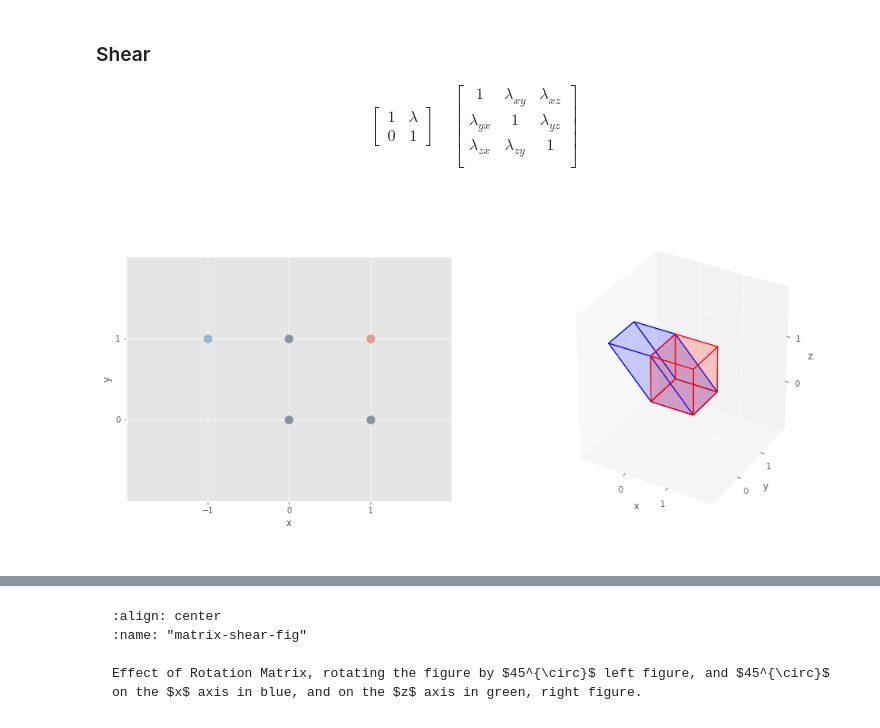
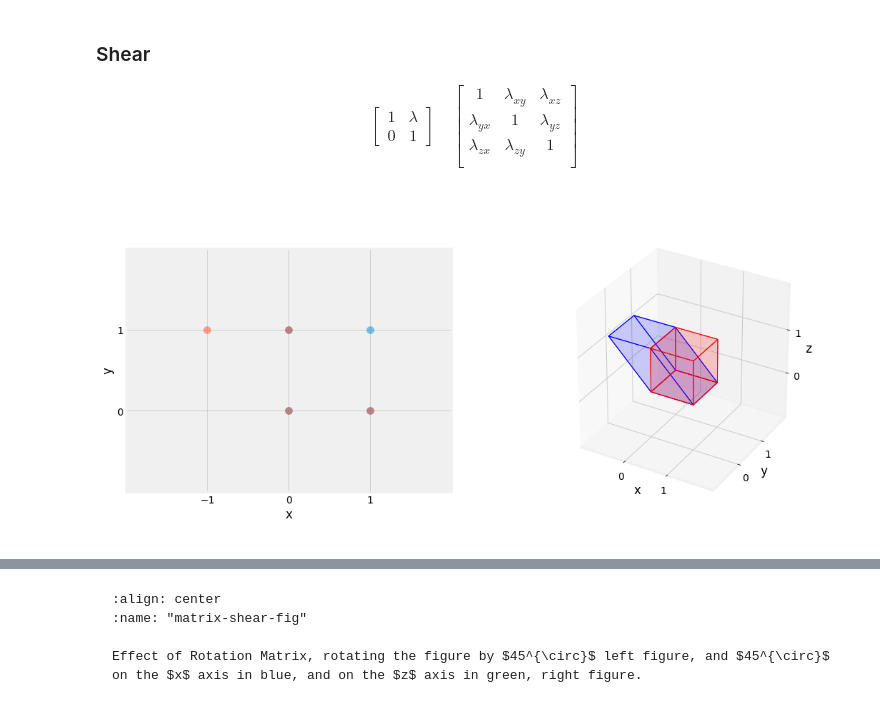
Before and after one commit to yliess86/DataDrivenScienceBook, a Jupyter notebook: data_driven_science_book/linear_algebra.ipynb, the cells around one changed output, grey strips where cells are left out. Saved outputs shown, nothing was run; the diff lists cells and outputs as text; code cells hidden in the pictures.

```diff
--- a/data_driven_science_book/linear_algebra.ipynb
+++ b/data_driven_science_book/linear_algebra.ipynb
@@ -583,10 +584,10 @@ U3 = 1 - np.tril(np.ones(3))    # Upper Triangular Matrix of size 3
 import numpy as np
 import matplotlib.pyplot as plt
 plt.ion()
-plt.style.use('ggplot')
+plt.style.use('fivethirtyeight')
 
-fig, (ax1, ax2, ax3) = plt.subplots(1, 3)
-fig.figsize = (16, 8)
+fig = plt.figure(figsize=(12, 4), facecolor="white")
+ax1, ax2, ax3 = [fig.add_subplot(1, 3, i + 1) for i in range(3)]
 
 ax1.imshow(np.eye(16), interpolation="nearest", cmap="gray")
 ax1.set_axis_off()
@@ -714,10 +715,10 @@ import numpy as np
 import matplotlib.pyplot as plt
 import matplotlib.patches as plp
 plt.ion()
-plt.style.use('ggplot')
+plt.style.use('fivethirtyeight')
 
-fig, ax = plt.subplots()
-fig.figsize = (8, 8)
+fig = plt.figure(figsize=(4, 4), facecolor="white")
+ax = fig.add_subplot(1, 1, 1)
 
 X = np.array([0, 0])
 Y = np.array([0, 0])
@@ -781,7 +784,7 @@ from mpl_toolkits.mplot3d.art3d import Poly3DCollection, Line3DCollection
 import numpy as np
 import matplotlib.pyplot as plt
 plt.ion()
-plt.style.use('ggplot')
+plt.style.use('fivethirtyeight')
 
 
 def cube_verts(cube: np.ndarray) -> np.ndarray:
@@ -805,7 +808,7 @@ def cube_edges(verts: np.ndarray) -> np.ndarray:
     ])
 
 
-fig = plt.figure(figsize=(16, 8))
+fig = plt.figure(figsize=(16, 8), facecolor="white")
 ax1 = fig.add_subplot(1, 2, 1)
 ax2 = fig.add_subplot(1, 2, 2, projection="3d")
 
@@ -920,7 +923,7 @@ from mpl_toolkits.mplot3d.art3d import Poly3DCollection, Line3DCollection
 import numpy as np
 import matplotlib.pyplot as plt
 plt.ion()
-plt.style.use('ggplot')
+plt.style.use('fivethirtyeight')
 
 
 def cube_verts(cube: np.ndarray) -> np.ndarray:
@@ -944,7 +947,7 @@ def cube_edges(verts: np.ndarray) -> np.ndarray:
     ])
 
 
-fig = plt.figure(figsize=(16, 8))
+fig = plt.figure(figsize=(16, 8), facecolor="white")
 ax1 = fig.add_subplot(1, 2, 1)
 ax2 = fig.add_subplot(1, 2, 2, projection="3d")
 
@@ -1059,7 +1062,7 @@ from mpl_toolkits.mplot3d.art3d import Poly3DCollection, Line3DCollection
 import numpy as np
 import matplotlib.pyplot as plt
 plt.ion()
-plt.style.use('ggplot')
+plt.style.use('fivethirtyeight')
 
 
 def cube_verts(cube: np.ndarray) -> np.ndarray:
@@ -1083,7 +1086,7 @@ def cube_edges(verts: np.ndarray) -> np.ndarray:
     ])
 
 
-fig = plt.figure(figsize=(16, 8))
+fig = plt.figure(figsize=(16, 8), facecolor="white")
 ax1 = fig.add_subplot(1, 2, 1)
 ax2 = fig.add_subplot(1, 2, 2, projection="3d")
 
@@ -1116,34 +1119,34 @@ X = cube_verts(np.array((
 
 Sh = np.eye(3)
 Sh[0, 2] = -1.0
 ShX = Sh @ X
 
 cube1 = Poly3DCollection(cube_edges(X.T), linewidths=1, edgecolors='k')
 cube1.set_facecolor((1, 0, 0, 0.1))
 cube1.set_edgecolor((1, 0, 0, 1.0))
 
 cube2 = Poly3DCollection(cube_edges(ShX.T), linewidths=1, edgecolors='k')
 cube2.set_facecolor((0, 0, 1, 0.1))
 cube2.set_edgecolor((0, 0, 1, 1.0))
 
 ax2.figure.gca(projection='3d')
 ax2.add_collection3d(cube1)
 ax2.add_collection3d(cube2)
 ax2.set_xticks(np.arange(0, 1 + 1))
 ax2.set_yticks(np.arange(0, 1 + 1))
 ax2.set_zticks(np.arange(0, 1 + 1))
 ax2.set_xlim(-1, 2)
 ax2.set_ylim(-1, 2)
 ax2.set_zlim(-1, 2)
 ax2.set_xlabel("x")
 ax2.set_ylabel("y")
 ax2.set_zlabel("z")
 ax2.patch.set_facecolor('white')
 ax2.dist = 12
 
 fig.canvas.draw()
 # %% [output]
-[figure, old version]
+[figure, new version]
 # %%
 from myst_nb import glue
 glue("matrix_shear_fig", fig, display=False)
```
Also changed, not shown: parts of 20 cells of this notebook.
